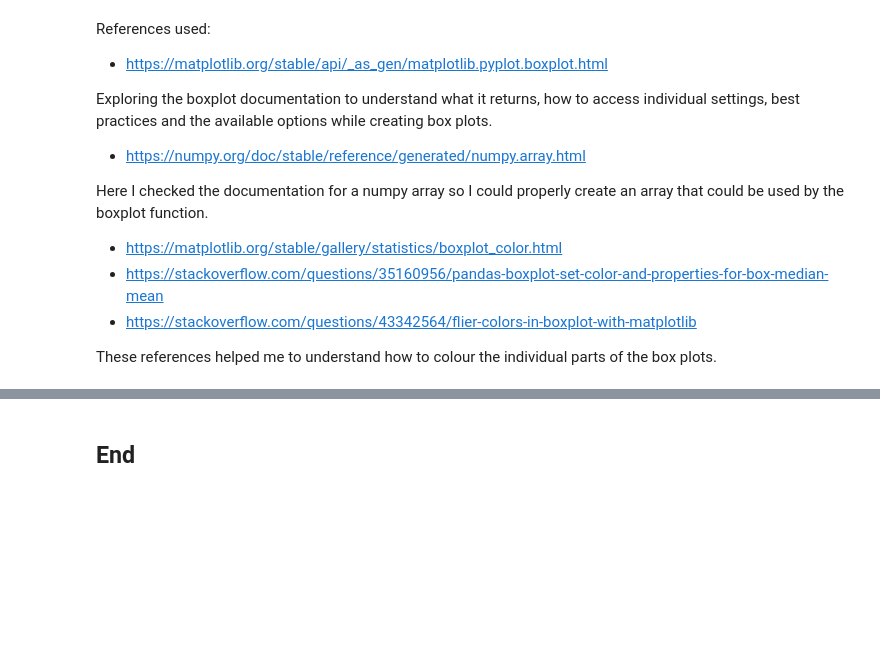
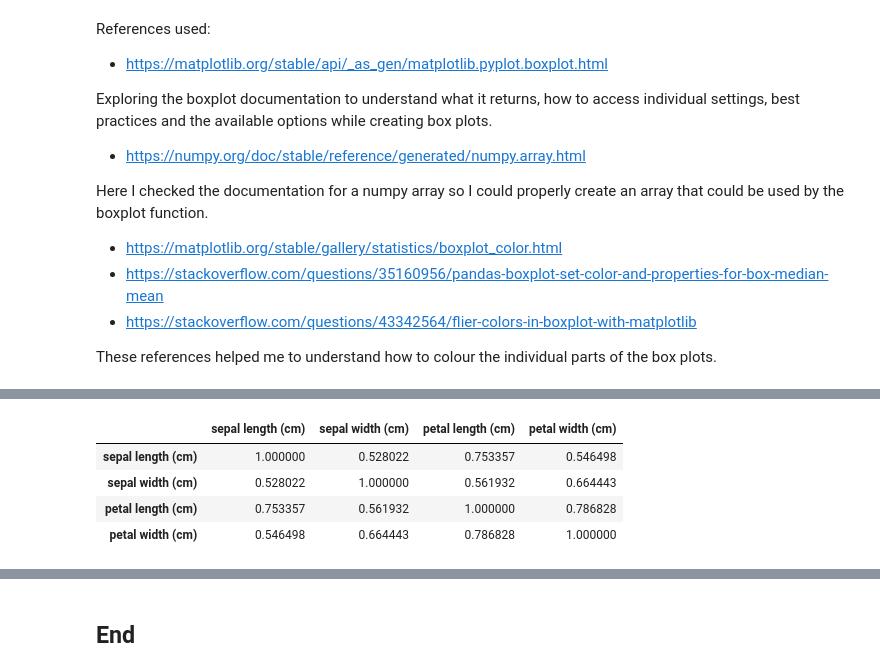
Before and after one commit to CeamanCollins/principles_of_data_analytics_assessment, a Jupyter notebook: tasks.ipynb, the cells around one changed output, grey strips where cells are left out. Cells and saved outputs as stored; diff of their text form; code cells hidden in the pictures; blank space fills up the shorter version.

```diff
--- a/tasks.ipynb
+++ b/tasks.ipynb
@@ -438,0 +455,10 @@ These references helped me to understand how to colour the individual parts of t
+# %%
+versicolor_corr = data[50:99].corr()
+
+versicolor_corr
+# %% [output]
+|  | sepal length (cm) | sepal width (cm) | petal length (cm) | petal width (cm) |
+| sepal length (cm) | 1.000000 | 0.528022 | 0.753357 | 0.546498 |
+| sepal width (cm) | 0.528022 | 1.000000 | 0.561932 | 0.664443 |
+| petal length (cm) | 0.753357 | 0.561932 | 1.000000 | 0.786828 |
+| petal width (cm) | 0.546498 | 0.664443 | 0.786828 | 1.000000 |
```
Also changed, not shown: parts of 7 cells of this notebook, 2 other files.
